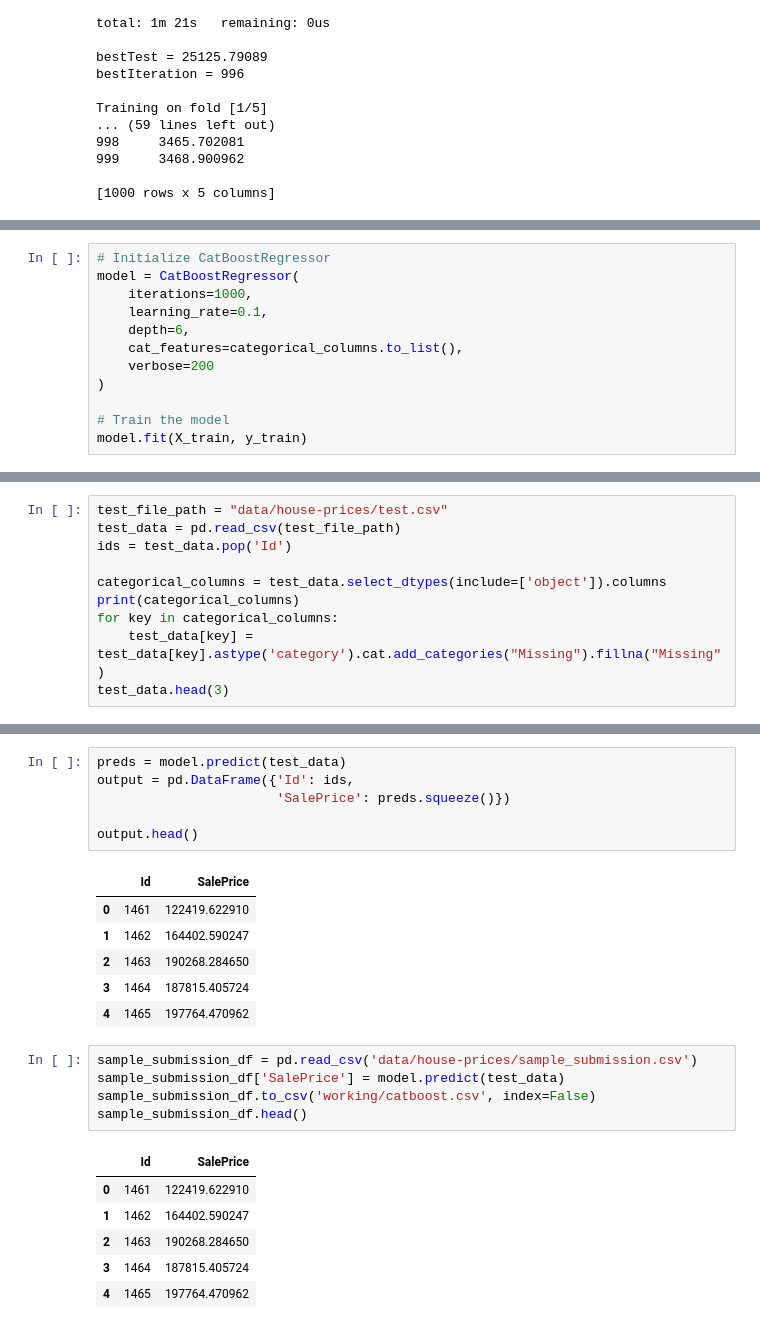
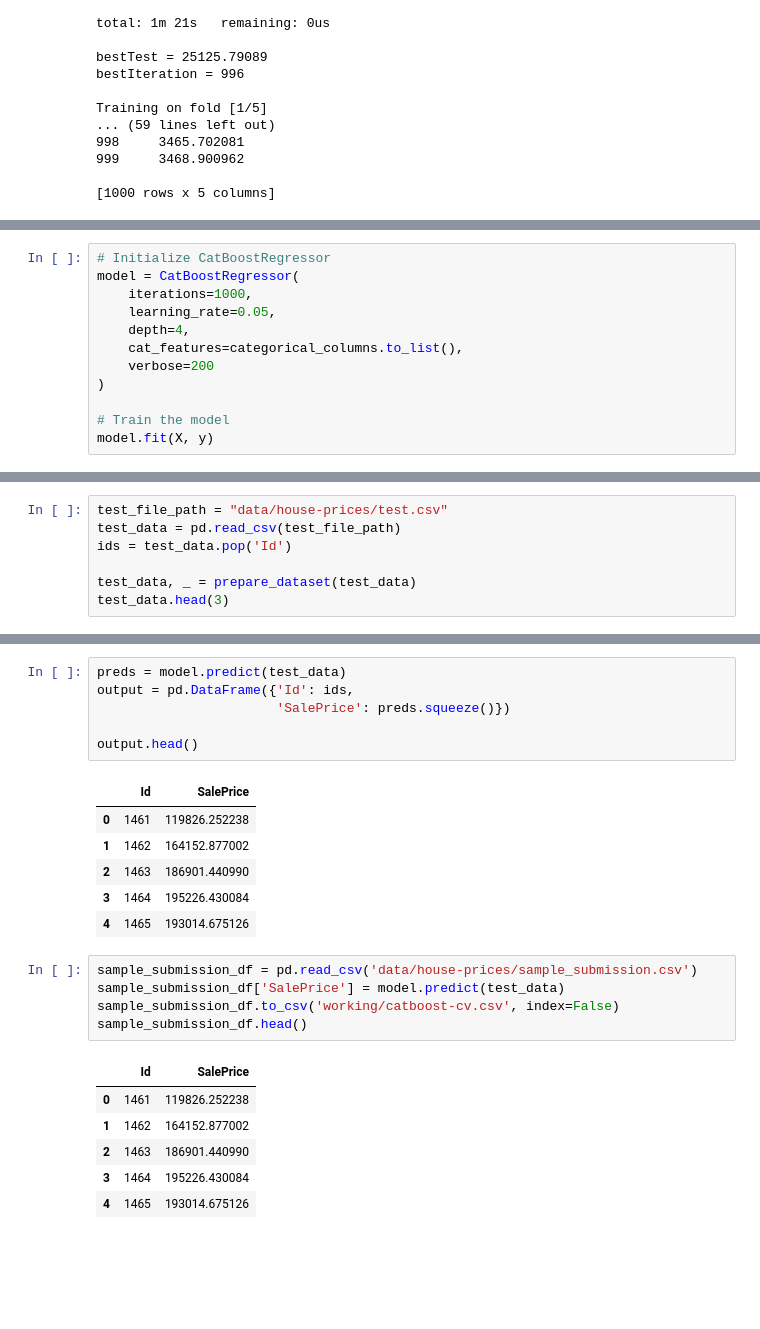
Before and after one commit to RuntianZ/kaggle, a Jupyter notebook: house-prices-catboost-cv.ipynb, the cells around one changed output, grey strips where cells are left out. Saved outputs shown, nothing was run; the diff lists cells and outputs as text; blank space fills up the shorter version.

```diff
--- a/house-prices-catboost-cv.ipynb
+++ b/house-prices-catboost-cv.ipynb
@@ -138,12 +137,12 @@ KeyboardInterrupt:
 # Initialize CatBoostRegressor
 model = CatBoostRegressor(
     iterations=1000,
-    learning_rate=0.1,
-    depth=6,
+    learning_rate=0.05,
+    depth=4,
     cat_features=categorical_columns.to_list(),
     verbose=200
 )
 
 # Train the model
-model.fit(X_train, y_train)
+model.fit(X, y)
 # %% [output]
@@ -186,9 +176,6 @@ test_file_path = "data/house-prices/test.csv"
 test_data = pd.read_csv(test_file_path)
 ids = test_data.pop('Id')
 
-categorical_columns = test_data.select_dtypes(include=['object']).columns
-print(categorical_columns)
-for key in categorical_columns:
-    test_data[key] = test_data[key].astype('category').cat.add_categories("Missing").fillna("Missing")
+test_data, _ = prepare_dataset(test_data)
 test_data.head(3)
 # %% [output]
@@ -215,20 +192,20 @@ output = pd.DataFrame({'Id': ids,
 output.head()
 # %% [output]
 |  | Id | SalePrice |
-| 0 | 1461 | 122419.622910 |
-| 1 | 1462 | 164402.590247 |
-| 2 | 1463 | 190268.284650 |
-| 3 | 1464 | 187815.405724 |
-| 4 | 1465 | 197764.470962 |
+| 0 | 1461 | 119826.252238 |
+| 1 | 1462 | 164152.877002 |
+| 2 | 1463 | 186901.440990 |
+| 3 | 1464 | 195226.430084 |
+| 4 | 1465 | 193014.675126 |
 # %%
 sample_submission_df = pd.read_csv('data/house-prices/sample_submission.csv')
 sample_submission_df['SalePrice'] = model.predict(test_data)
-sample_submission_df.to_csv('working/catboost.csv', index=False)
+sample_submission_df.to_csv('working/catboost-cv.csv', index=False)
 sample_submission_df.head()
 # %% [output]
 |  | Id | SalePrice |
-| 0 | 1461 | 122419.622910 |
-| 1 | 1462 | 164402.590247 |
-| 2 | 1463 | 190268.284650 |
-| 3 | 1464 | 187815.405724 |
-| 4 | 1465 | 197764.470962 |
+| 0 | 1461 | 119826.252238 |
+| 1 | 1462 | 164152.877002 |
+| 2 | 1463 | 186901.440990 |
+| 3 | 1464 | 195226.430084 |
+| 4 | 1465 | 193014.675126 |
```
Also changed, not shown: parts of 5 cells of this notebook, 8 other files.
